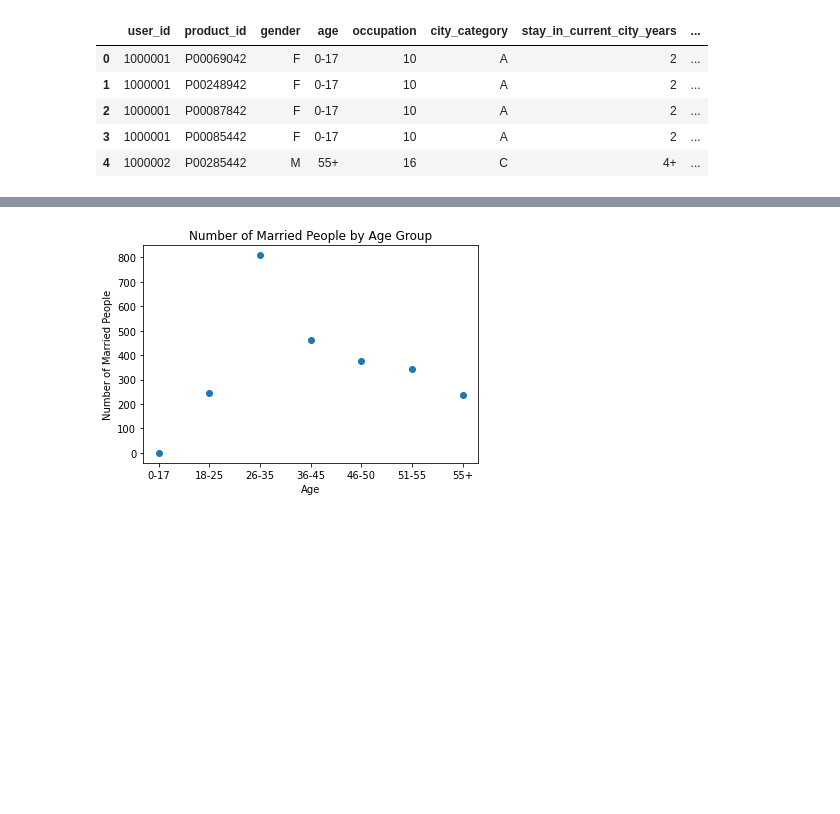
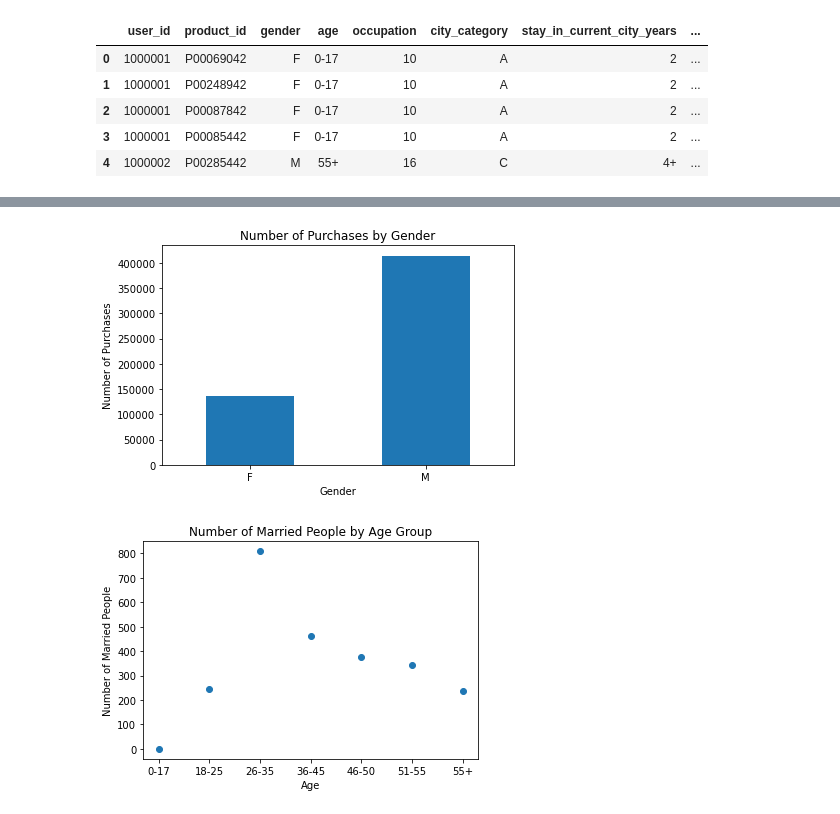
Before and after one commit to Green-Kiwie/Extreme-Couponers-Walmart-Black-Friday, a Jupyter notebook: Final Notebook.ipynb, the cells around one changed output, grey strips where cells are left out. Cells and saved outputs as stored; diff of their text form; code cells hidden in the pictures; blank space fills up the shorter version.

```diff
--- a/Final Notebook.ipynb
+++ b/Final Notebook.ipynb
@@ -19,0 +44,12 @@ df.head()
+# %%
+total_purchases = df.groupby(['gender'])['purchase'].count()
+
+total_purchases.T.plot(kind='bar')
+plt.title("Number of Purchases by Gender")
+plt.xlabel("Gender")
+plt.ylabel("Number of Purchases")
+plt.xticks(rotation=0)
+plt.tight_layout()
+plt.show()
+# %% [output]
+[figure, added]
```
Also changed, not shown: parts of 3 cells of this notebook.
